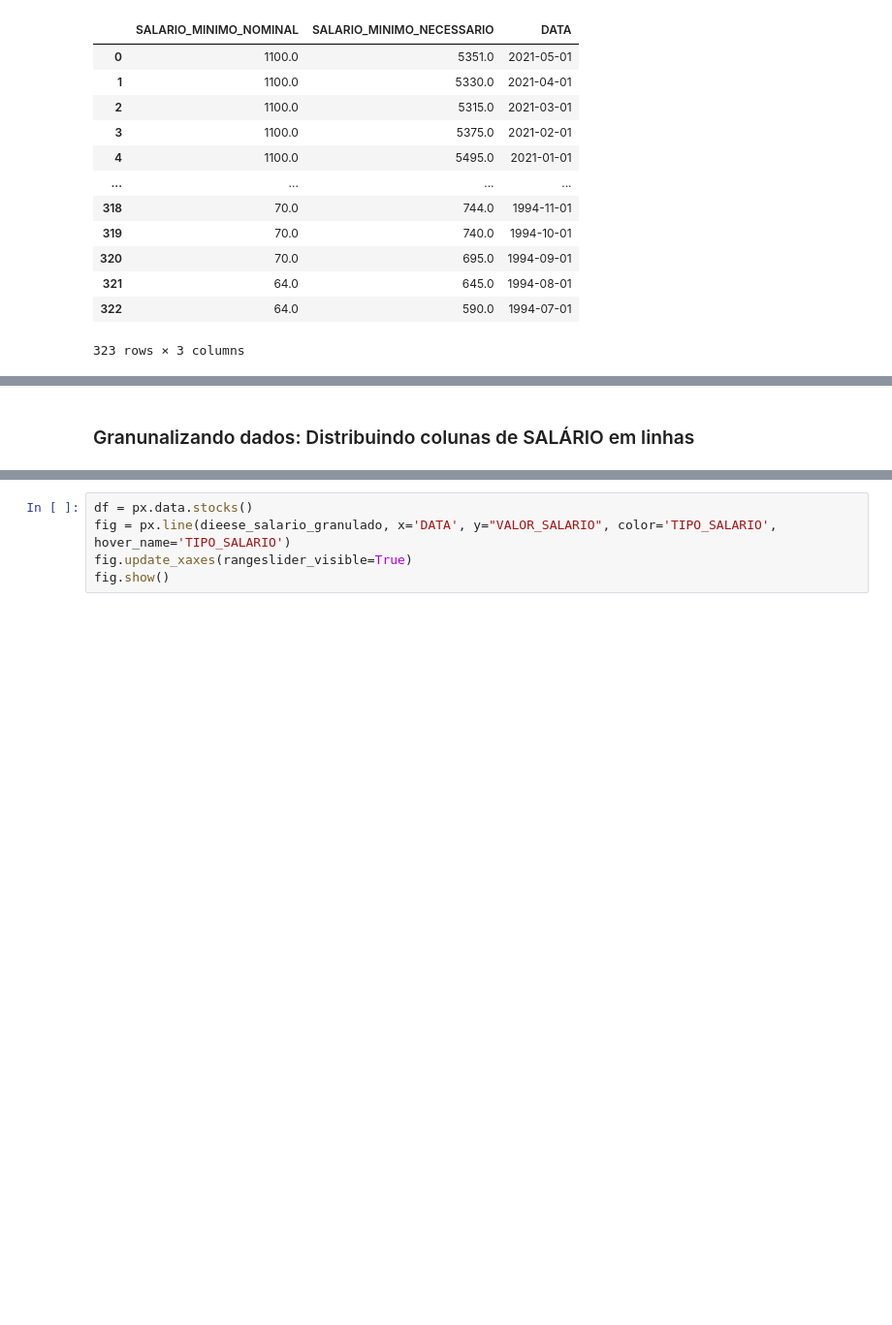
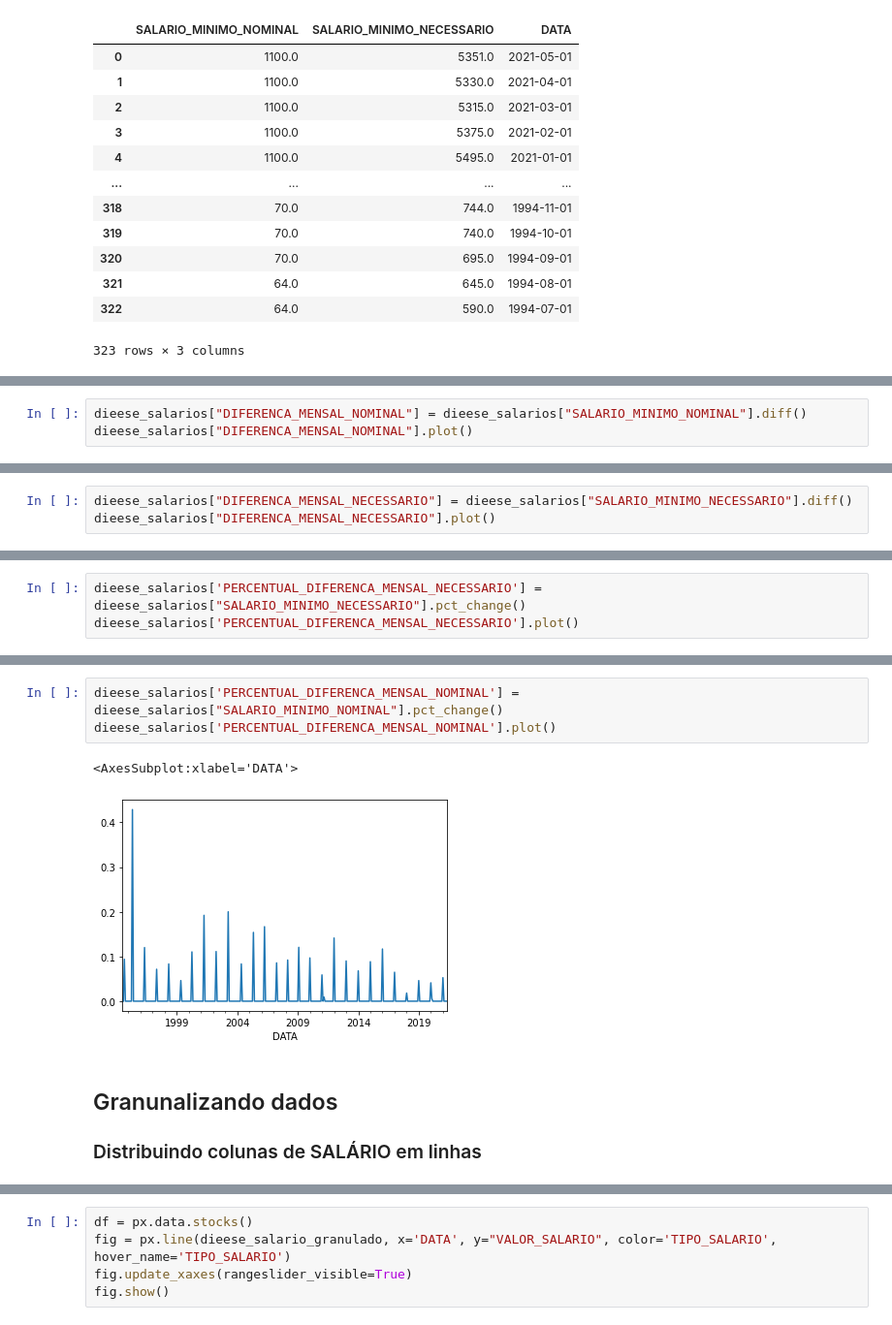
Before and after one commit to thiagolrpinho/working_intelligence, a Jupyter notebook: dieese_visuliazation.ipynb, the cells around one changed output, grey strips where cells are left out. Shown at 97% size. Saved outputs shown, nothing was run; the diff lists cells and outputs as text; blank space fills up the shorter version.

```diff
--- a/dieese_visuliazation.ipynb
+++ b/dieese_visuliazation.ipynb
@@ -119,0 +183,3 @@ dieese_salarios["PERCENTUAL_NOMINAL_NECESSARIO"].plot()
+# %%
+dieese_salarios["DIFERENCA_MENSAL_NOMINAL"] = dieese_salarios["SALARIO_MINIMO_NOMINAL"].diff()
+dieese_salarios["DIFERENCA_MENSAL_NOMINAL"].plot()
@@ -119,0 +189,3 @@ dieese_salarios["PERCENTUAL_NOMINAL_NECESSARIO"].plot()
+# %%
+dieese_salarios["DIFERENCA_MENSAL_NECESSARIO"] = dieese_salarios["SALARIO_MINIMO_NECESSARIO"].diff()
+dieese_salarios["DIFERENCA_MENSAL_NECESSARIO"].plot()
@@ -119,0 +195,3 @@ dieese_salarios["PERCENTUAL_NOMINAL_NECESSARIO"].plot()
+# %%
+dieese_salarios['PERCENTUAL_DIFERENCA_MENSAL_NECESSARIO'] = dieese_salarios["SALARIO_MINIMO_NECESSARIO"].pct_change()
+dieese_salarios['PERCENTUAL_DIFERENCA_MENSAL_NECESSARIO'].plot()
@@ -120,3 +201,10 @@ dieese_salarios["PERCENTUAL_NOMINAL_NECESSARIO"].plot()
+# %%
+dieese_salarios['PERCENTUAL_DIFERENCA_MENSAL_NOMINAL'] = dieese_salarios["SALARIO_MINIMO_NOMINAL"].pct_change()
+dieese_salarios['PERCENTUAL_DIFERENCA_MENSAL_NOMINAL'].plot()
+# %% [output]
+<AxesSubplot:xlabel='DATA'>
+[figure, added]
 # %% [markdown]
-### Granunalizando dados: Distribuindo colunas de SALÁRIO em linhas
+## Granunalizando dados
+### Distribuindo colunas de SALÁRIO em linhas
 # %%
```
Also changed, not shown: parts of 35 cells of this notebook.
